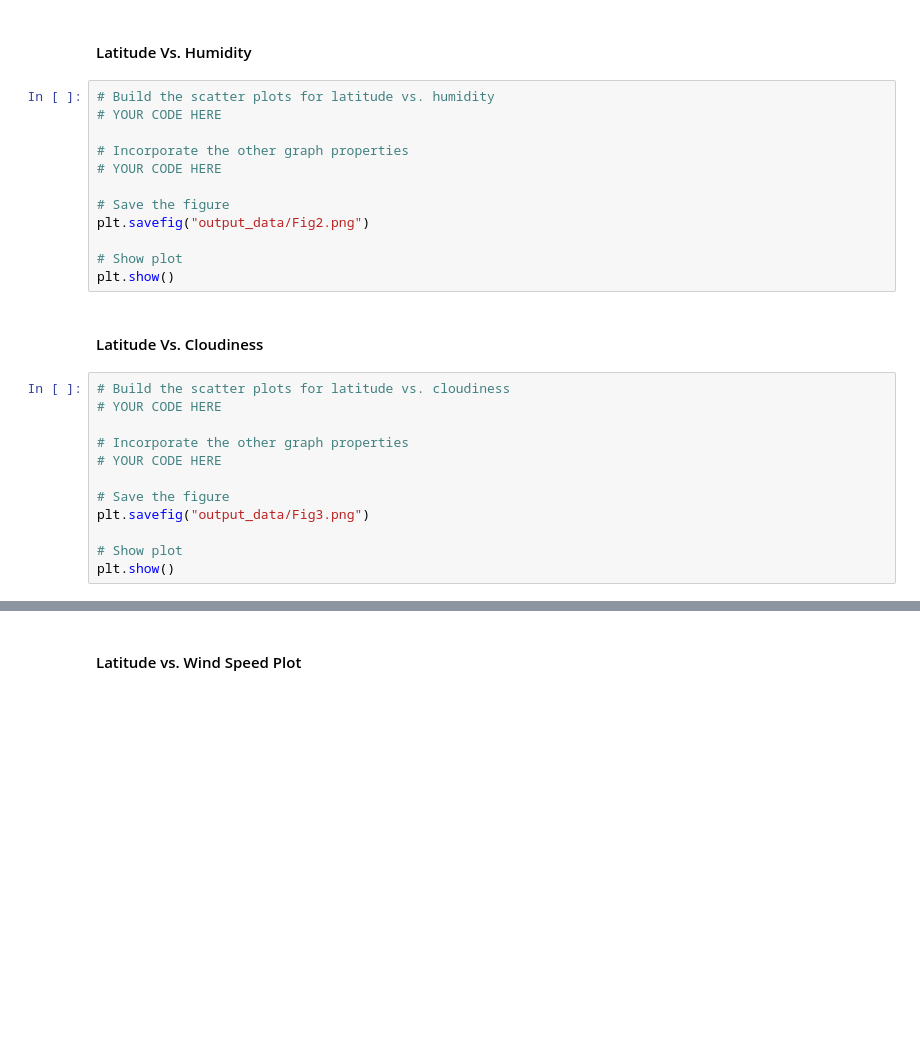
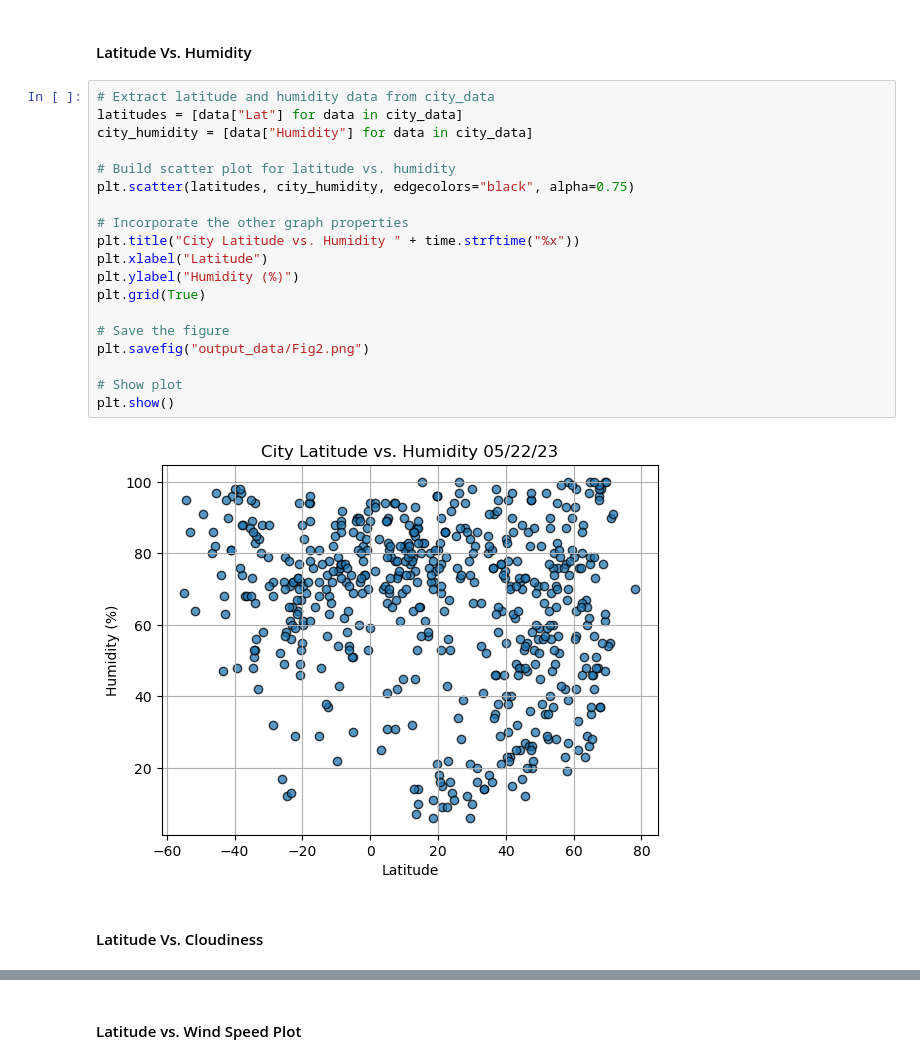
Before and after one commit to erusin12/python-api-challenge, a Jupyter notebook: starter_code/WeatherPy_code.ipynb, the cells around one changed output, grey strips where cells are left out. Saved outputs shown, nothing was run; the diff lists cells and outputs as text; blank space fills up the shorter version.

```diff
--- a/starter_code/WeatherPy_code.ipynb
+++ b/starter_code/WeatherPy_code.ipynb
@@ -170,28 +224,25 @@ plt.show()
 # %% [markdown]
 #### Latitude Vs. Humidity
 # %%
-# Build the scatter plots for latitude vs. humidity
-# YOUR CODE HERE
+# Extract latitude and humidity data from city_data
+latitudes = [data["Lat"] for data in city_data]
+city_humidity = [data["Humidity"] for data in city_data]
+
+# Build scatter plot for latitude vs. humidity
+plt.scatter(latitudes, city_humidity, edgecolors="black", alpha=0.75)
 
 # Incorporate the other graph properties
-# YOUR CODE HERE
+plt.title("City Latitude vs. Humidity " + time.strftime("%x"))
+plt.xlabel("Latitude")
+plt.ylabel("Humidity (%)")
+plt.grid(True)
 
 # Save the figure
 plt.savefig("output_data/Fig2.png")
 
 # Show plot
 plt.show()
+# %% [output]
+[figure, added]
 # %% [markdown]
 #### Latitude Vs. Cloudiness
-# %%
-# Build the scatter plots for latitude vs. cloudiness
-# YOUR CODE HERE
-
-# Incorporate the other graph properties
-# YOUR CODE HERE
-
-# Save the figure
-plt.savefig("output_data/Fig3.png")
-
-# Show plot
-plt.show()
```
Also changed, not shown: parts of 38 cells of this notebook, 15 other files.
